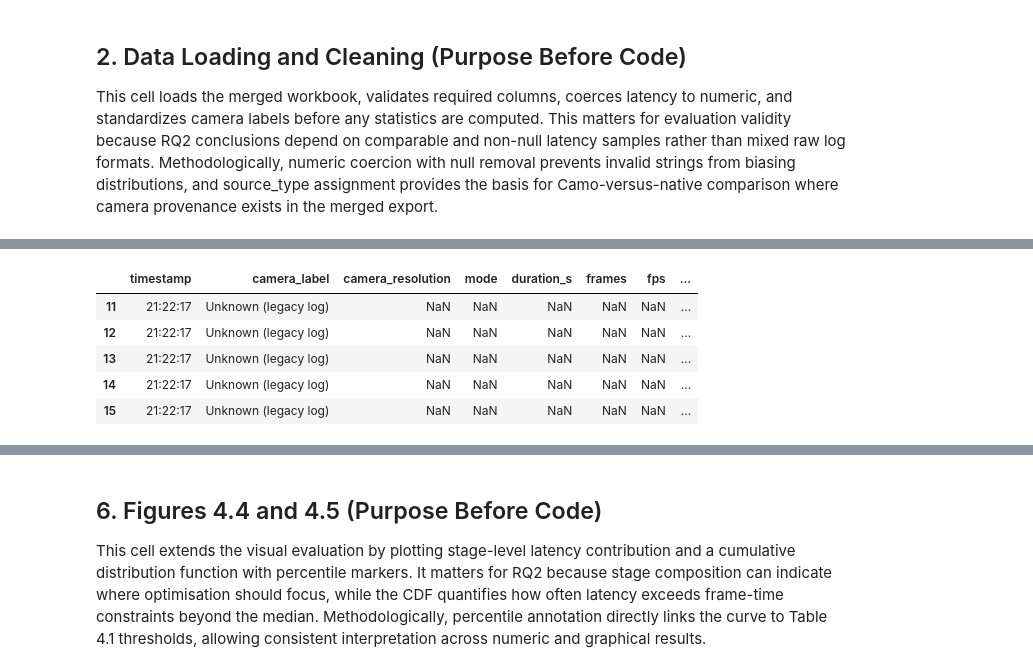
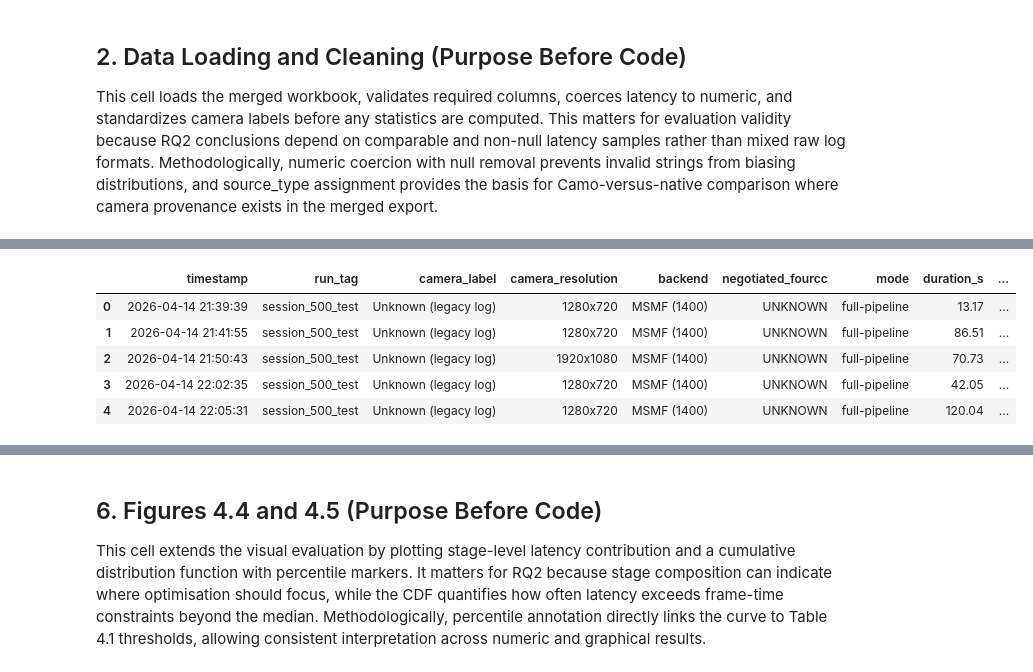
Before and after one commit to MagixIsAvailable/rgu-capstone-mediapipe, a Jupyter notebook: tools/latency_analysis.ipynb, the cells around one changed output, grey strips where cells are left out. Drawn from its saved outputs; the diff is of its cells as text; code cells hidden in the pictures.

```diff
--- a/tools/latency_analysis.ipynb
+++ b/tools/latency_analysis.ipynb
@@ -17,33 +17,73 @@ sns.set_theme(style='whitegrid', context='talk')
 DEADLINE_MS = 33.33  # 30fps frame budget
 NFR_TARGET = 33.0    # NFR target for median
 
-PROJECT_ROOT = Path.cwd()
-candidate_paths = [
-    PROJECT_ROOT / 'merged_logs.xlsx',
-    PROJECT_ROOT / 'logs' / 'merged_logs.xlsx'
-]
+cwd = Path.cwd()
+search_roots = [cwd.parent, cwd]
+candidate_paths = []
+for root in search_roots:
+    candidate_paths.extend([
+        root / 'merged_logs.xlsx',
+        root / 'logs' / 'merged_logs.xlsx',
+    ])
+
+# Keep order while removing duplicates.
+candidate_paths = list(dict.fromkeys(candidate_paths))
 data_path = next((p for p in candidate_paths if p.exists()), None)
 if data_path is None:
-    raise FileNotFoundError('Could not find merged_logs.xlsx in project root or logs/.')
+    raise FileNotFoundError('Could not find merged_logs.xlsx in current workspace roots.')
 
 df = pd.read_excel(data_path)
 
-required_cols = ['latency_ms', 'camera_label']
-missing = [c for c in required_cols if c not in df.columns]
-if missing:
-    raise ValueError(f'Missing required columns: {missing}')
+# Support both per-trial latency logs and benchmark summary exports.
+latency_source = None
+for candidate in ['latency_ms', 'loop_ms', 'loop_total_ms_per_frame']:
+    if candidate in df.columns:
+        latency_source = candidate
+        break
+
+if latency_source is None:
+    raise ValueError(
+        'Missing latency column. Expected one of: latency_ms, loop_ms, loop_total_ms_per_frame. '
+        f'Found columns: {list(df.columns)}'
+    )
+
+if latency_source != 'latency_ms':
+    df['latency_ms'] = df[latency_source]
+
+if 'camera_label' not in df.columns:
+    df['camera_label'] = 'Unknown'
 
 df = df.copy()
 df['latency_ms'] = pd.to_numeric(df['latency_ms'], errors='coerce')
 df = df.dropna(subset=['latency_ms'])
 df['camera_label'] = df['camera_label'].fillna('Unknown').astype(str).str.strip()
 df.loc[df['camera_label'].eq(''), 'camera_label'] = 'Unknown'
-df['source_type'] = np.where(df['camera_label'].str.contains('Camo', case=False, na=False), 'Camo', 'Native')
+df['source_type'] = np.where(
+    df['camera_label'].str.contains('Camo', case=False, na=False),
+    'Camo',
+    'Native'
+ )
 
-for stage_col in ['loop_ms', 'capture_ms', 'mediapipe_ms', 'output_ms']:
-    if stage_col in df.columns:
-        df[stage_col] = pd.to_numeric(df[stage_col], errors='coerce')
+# Normalize stage columns so downstream figures can use consistent names.
+stage_aliases = {
+    'capture_ms': ['capture_ms', 'capture_ms_per_frame'],
+    'preprocess_ms': ['preprocess_ms', 'preprocess_ms_per_frame'],
+    'mediapipe_ms': ['mediapipe_ms', 'mediapipe_ms_per_frame'],
+    'output_ms': ['output_ms', 'output_ms_per_frame'],
+    'loop_ms': ['loop_ms', 'loop_total_ms_per_frame'],
+}
+
+for canonical, candidates in stage_aliases.items():
+    for candidate in candidates:
+        if candidate in df.columns:
+            candidate_values = pd.to_numeric(df[candidate], errors='coerce')
+            if canonical in df.columns:
+                df[canonical] = pd.to_numeric(df[canonical], errors='coerce').fillna(candidate_values)
+            else:
+                df[canonical] = candidate_values
+            break
 
 print(f'Loaded {len(df):,} latency rows from: {data_path}')
+print(f'Using latency source column: {latency_source}')
 display(df.head())
 # %% [output]
@@ -51,6 +92,6 @@ Loaded 4,066 latency rows from: c:\Users\mike\Desktop\GITHUB_projects\mediapipe_
-|  | timestamp | camera_label | camera_resolution | mode | duration_s | frames | fps | ... |
-| 11 | 21:22:17 | Unknown (legacy log) | NaN | NaN | NaN | NaN | NaN | ... |
-| 12 | 21:22:17 | Unknown (legacy log) | NaN | NaN | NaN | NaN | NaN | ... |
-| 13 | 21:22:17 | Unknown (legacy log) | NaN | NaN | NaN | NaN | NaN | ... |
-| 14 | 21:22:17 | Unknown (legacy log) | NaN | NaN | NaN | NaN | NaN | ... |
-| 15 | 21:22:17 | Unknown (legacy log) | NaN | NaN | NaN | NaN | NaN | ... |
+|  | timestamp | run_tag | camera_label | camera_resolution | backend | negotiated_fourcc | mode | duration_s | ... |
+| 0 | 2026-04-14 21:39:39 | session_500_test | Unknown (legacy log) | 1280x720 | MSMF (1400) | UNKNOWN | full-pipeline | 13.17 | ... |
+| 1 | 2026-04-14 21:41:55 | session_500_test | Unknown (legacy log) | 1280x720 | MSMF (1400) | UNKNOWN | full-pipeline | 86.51 | ... |
+| 2 | 2026-04-14 21:50:43 | session_500_test | Unknown (legacy log) | 1920x1080 | MSMF (1400) | UNKNOWN | full-pipeline | 70.73 | ... |
+| 3 | 2026-04-14 22:02:35 | session_500_test | Unknown (legacy log) | 1280x720 | MSMF (1400) | UNKNOWN | full-pipeline | 42.05 | ... |
+| 4 | 2026-04-14 22:05:31 | session_500_test | Unknown (legacy log) | 1280x720 | MSMF (1400) | UNKNOWN | full-pipeline | 120.04 | ... |
```
Also changed, not shown: parts of 12 cells of this notebook, 12 other files.
